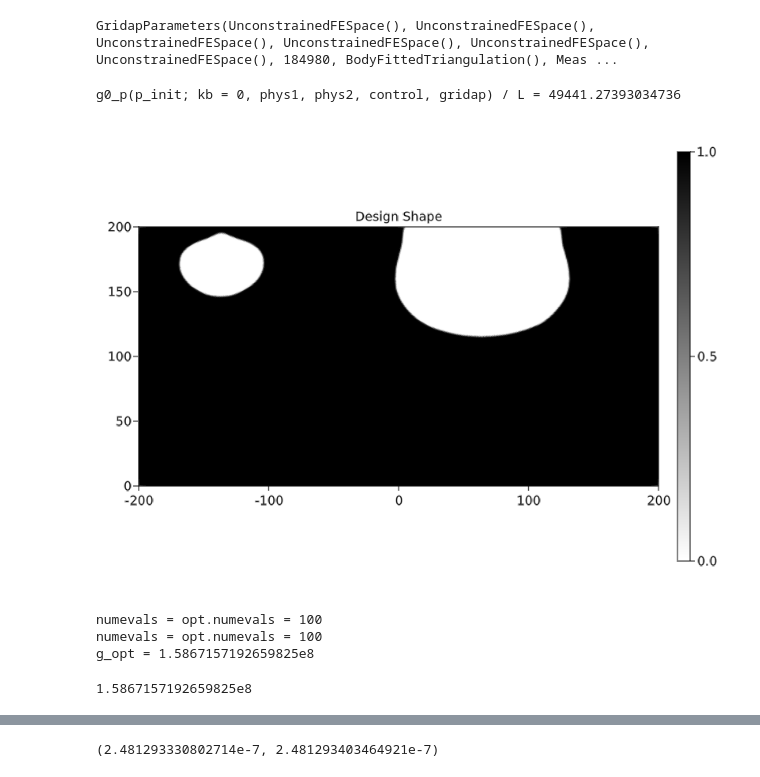
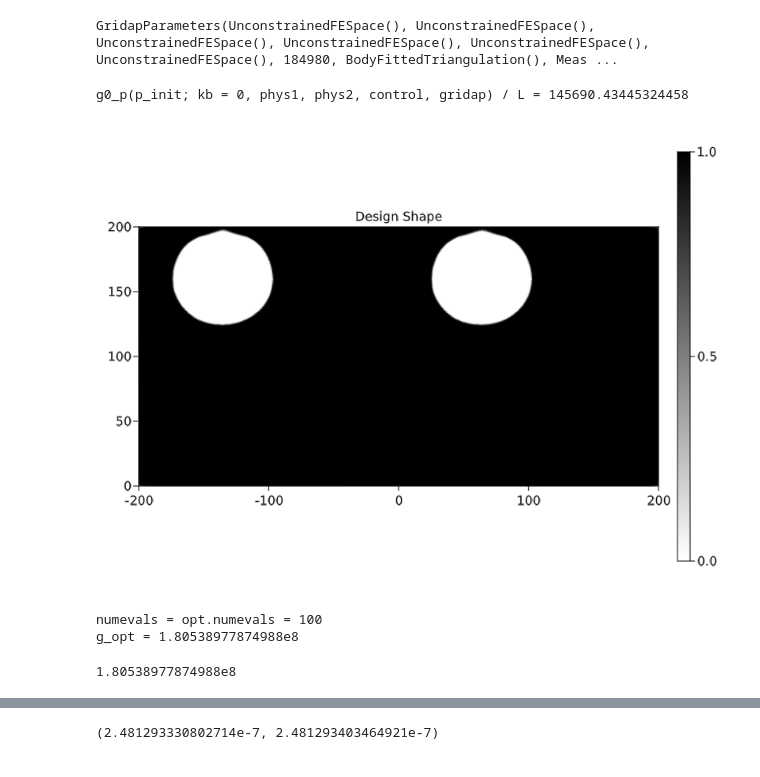
Before and after one commit to WenjieYao/RamanInFluid, a Jupyter notebook: Main.ipynb, the cells around one changed output, grey strips where cells are left out. Cells and saved outputs as stored; diff of their text form; code cells hidden in the pictures.

```diff
--- a/Main.ipynb
+++ b/Main.ipynb
@@ -148,7 +148,7 @@ GridapParameters(UnconstrainedFESpace(), UnconstrainedFESpace(), UnconstrainedFE
 using FileIO
 import Images: Gray
 # specify the path to your local image file
-img_path = "Initial/L400.png"
+img_path = "Initial/L400-01.png"
 img = load(img_path)
 data = 1.0 .-Float64.(Gray.(img))
 function image_to_function(x, data, Lx, Ly)
@@ -156,35 +156,35 @@ function image_to_function(x, data, Lx, Ly)
     xi = Nx - Int(round(((x[2]-100)/Lx + 0.5) * Nx))
     yi = Int(round((((x[1]+Ly/2) % Ly)/Ly) * Ny))
     if xi > 0 && xi <= Nx && yi > 0 && yi <= Ny
         return data[xi,yi]
     else
         return 0.0
     end
 end
 
 # binit(v) = ∫(v * x->image_to_function(x, data, 200, 150))gridap.dΩ
 binit(v) = ∫(v * x->image_to_function(x, data, hd, L))gridap.dΩ
 pc_vec = assemble_vector(binit, gridap.FE_P)
 p_init = p_extract(pc_vec; gridap)
 p_init[p_init .< 0.1] .= 0
 p_init[p_init .> 0.1] .= 1
 
 #p_init = ones(gridap.np)
 pf_vec = pf_p0(p_init; control, gridap)
 pfh = FEFunction(gridap.FE_Pf, pf_vec)
 pth = (pf -> Threshold(pf; control)) ∘ pfh
 
 @show g0_p(p_init; kb=0, phys1, phys2, control, gridap)/L
 fig, ax, plt = plot(gridap.Ω, pth, colormap = :binary)
 Colorbar(fig[1,2], plt)
 ax.aspect = AxisAspect(L/(hd))
 ax.title = "Design Shape"
 limits!(ax, -L/2, L/2, 0, hd)
 # save("Results/shape.png", fig)
 fig
 # %% [output]
-g0_p(p_init; kb = 0, phys1, phys2, control, gridap) / L = 49441.27393034736
+g0_p(p_init; kb = 0, phys1, phys2, control, gridap) / L = 145690.43445324458
-[figure, old version]
+[figure, new version]
 # %%
 function p_bowtie(x, d, h, L, hd)
     dx = abs(x[1]) - d / 2
@@ -240,7 +240,7 @@ fig
 g_max = 4.043547777352752e9
 g_max/3.304940991544588e7, g_max/209322.53474758018
 # %%
-# p_init = ones(gridap.np) * 0.5 + rand(gridap.np) * 1e-2
+p_init = ones(gridap.np) * 0.5 + rand(gridap.np) * 1e-2
 β_list = [8.0, 8.0, 16.0, 16.0, 32.0, 32.0, 32.0]
 Q_list = [10.0, 50.0, 100.0, 500.0, 1000.0, 1000.0, 1000.0]
 d_list = [1e-4, 5e-4, 1e-3, 5e-3, 1e-2, 1e-2, 1e-2]
@@ -248,7 +248,7 @@ d_list = [1e-4, 5e-4, 1e-3, 5e-3, 1e-2, 1e-2, 1e-2]
 g_opt = 0
 usat = 1e4
 damp = 1e-2
-for bi = 5 : 6
+for bi = 7 : 7
     β = β_list[bi]
     α = 1/(2*Q_list[bi])
     damp = d_list[bi]
@@ -256,7 +256,7 @@ for bi = 5 : 6
         c = 0
         control = ControllingParameters(flag_f, flag_t, r, β, η, α, nparts, nkx, K, Amp, Bp, pv, c, ηe, ηd, hrd)
     else
-        c = 0*(r[1])^4
+        c = (r[1])^4
         control = ControllingParameters(flag_f, flag_t, r, β, η, α, nparts, nkx, K, Amp, Bp, pv, c, ηe, ηd, hrd)
     end
 
@@ -266,6 +266,12 @@ for bi = 5 : 6
     else
         g_opt, p_opt = g0_p_optimize([], 1e-12, 100; phys1, phys2, control, gridap, usat, damp)
     end
+#     if bi == 1
+#         g_opt, p_opt = g0_p_optimize(p_init, 1e-12, 100; phys1, phys2, control, gridap)
+
+#     else
+#         g_opt, p_opt = g0_p_optimize([], 1e-12, 100; phys1, phys2, control, gridap)
+#     end
     if isfile("p_opt.value.txt")
         run(`rm p_opt_value.txt`)
     end
@@ -282,9 +288,8 @@ end
 @show g_opt
 # %% [output]
 numevals = opt.numevals = 100
-numevals = opt.numevals = 100
-g_opt = 1.5867157192659825e8
+g_opt = 1.80538977874988e8
-1.5867157192659825e8
+1.80538977874988e8
 # %%
 # Output and view
 ImportFromFile = true
```
Also changed, not shown: parts of 3 cells of this notebook, 14 other files.
